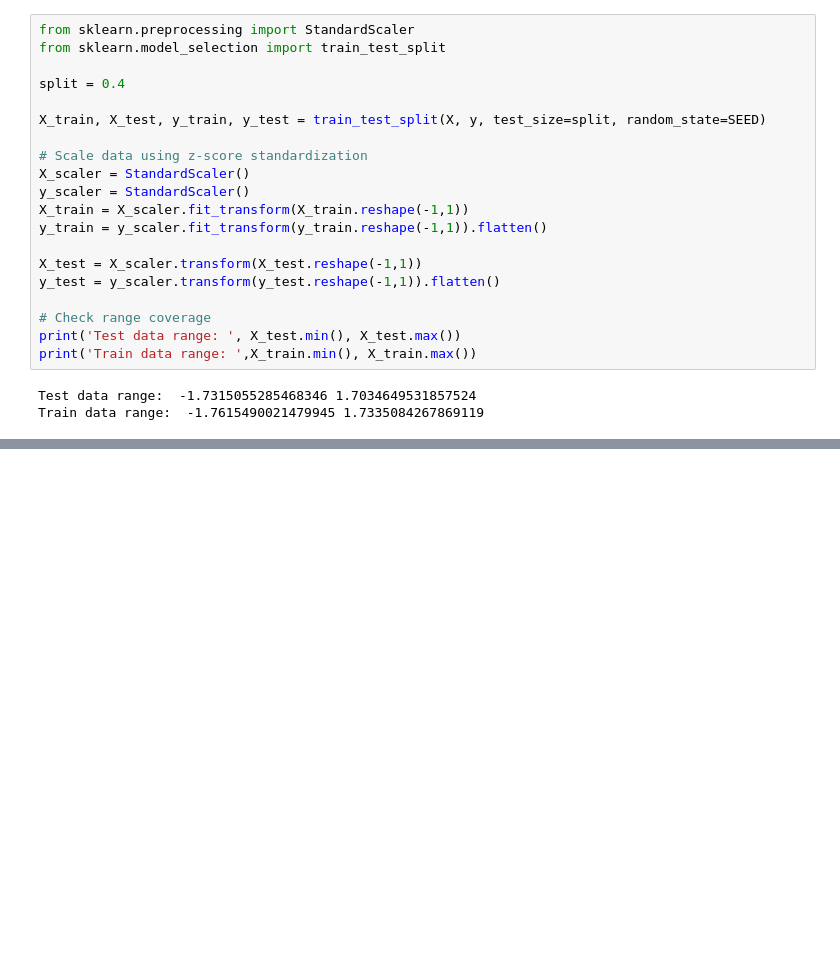
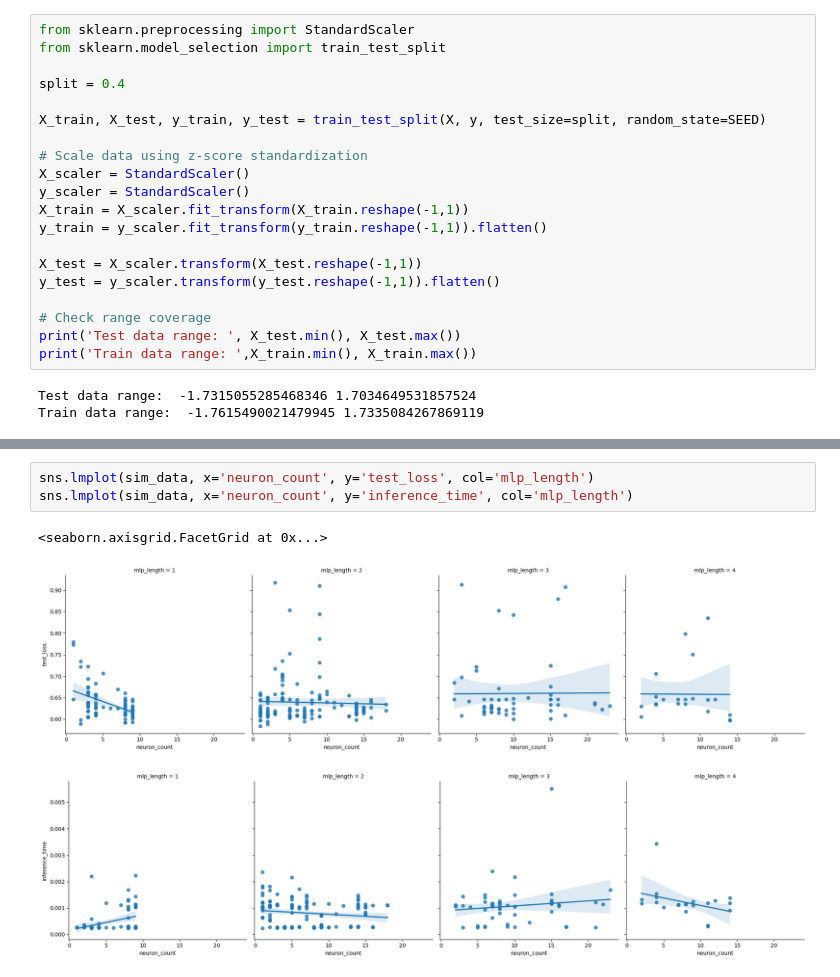
Before and after one commit to JGolaszewski/KAN-vs-MLP, a Jupyter notebook: kan-mlp-comparasion.ipynb, the cells around one changed output, grey strips where cells are left out. Saved outputs shown, nothing was run; the diff lists cells and outputs as text; blank space fills up the shorter version.

```diff
--- a/kan-mlp-comparasion.ipynb
+++ b/kan-mlp-comparasion.ipynb
@@ -168,0 +181,7 @@ sim_data = pd.read_csv('./sim_data/sim_run_2025-11-10_18-38-29')
+# %%
+sns.lmplot(sim_data, x='neuron_count', y='test_loss', col='mlp_length')
+sns.lmplot(sim_data, x='neuron_count', y='inference_time', col='mlp_length')
+# %% [output]
+<seaborn.axisgrid.FacetGrid at 0x...>
+[figure, added]
+[figure, added]
```
Also changed, not shown: parts of 8 cells of this notebook, 1 other file.
